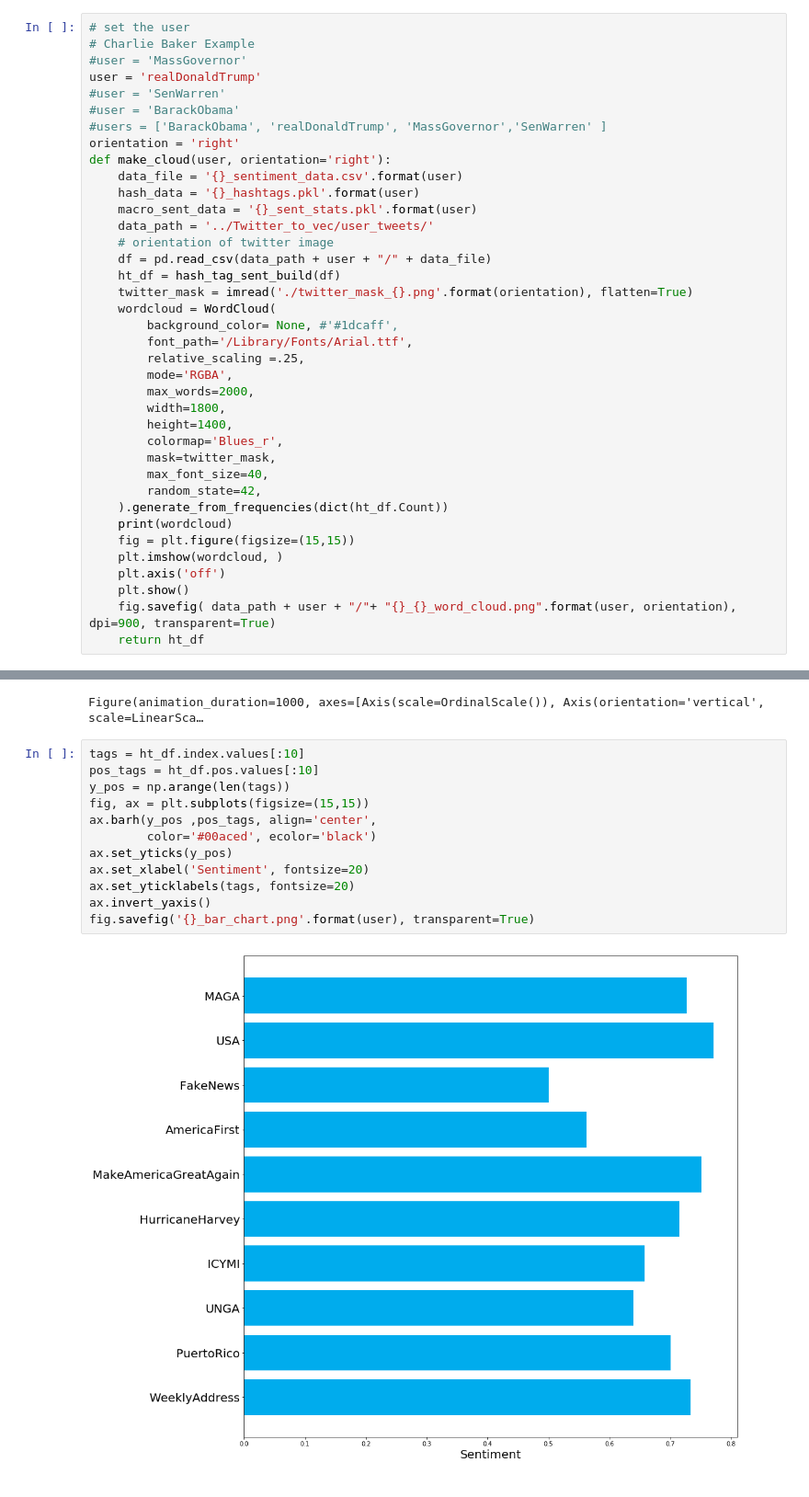
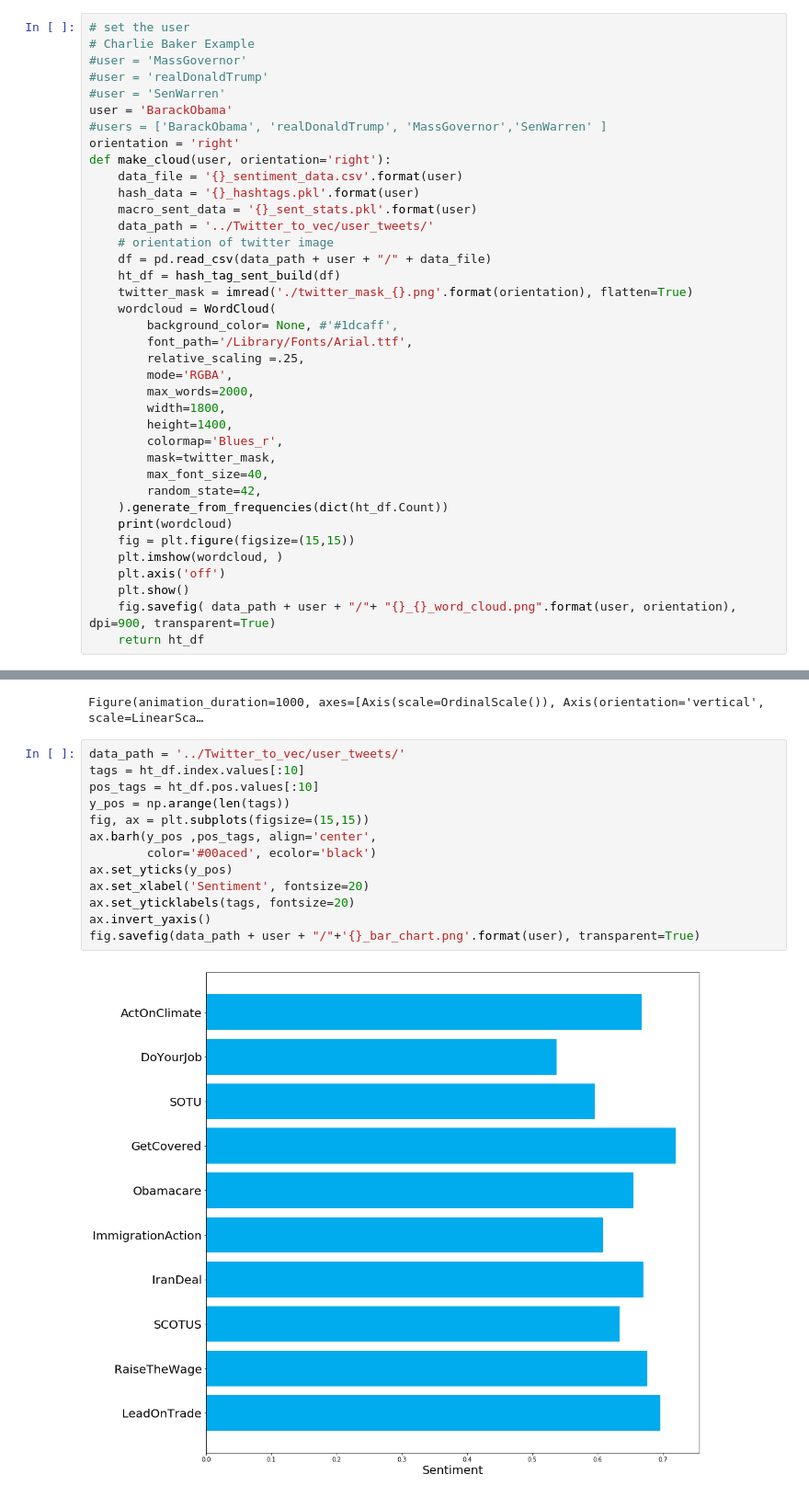
Before and after one commit to data-mechanics/course-2018-spr-proj, a Jupyter notebook: kaidb_vilin/Tweet_Stream/Politician_plot.ipynb, the cells around one changed output, grey strips where cells are left out. Shown: that part at 92% size. Cells and saved outputs as stored; diff of their text form.

```diff
--- a/kaidb_vilin/Tweet_Stream/Politician_plot.ipynb
+++ b/kaidb_vilin/Tweet_Stream/Politician_plot.ipynb
@@ -38,9 +42,9 @@ def hash_tag_sent_build(df):
 # set the user
 # Charlie Baker Example
 #user = 'MassGovernor'
-user = 'realDonaldTrump'
+#user = 'realDonaldTrump'
 #user = 'SenWarren'
-#user = 'BarackObama'
+user = 'BarackObama'
 #users = ['BarackObama', 'realDonaldTrump', 'MassGovernor','SenWarren' ]
 orientation = 'right'
 def make_cloud(user, orientation='right'):
@@ -92,16 +96,17 @@ fig
 # %% [output]
 Figure(animation_duration=1000, axes=[Axis(scale=OrdinalScale()), Axis(orientation='vertical', scale=LinearSca…
 # %%
+data_path = '../Twitter_to_vec/user_tweets/'
 tags = ht_df.index.values[:10]
 pos_tags = ht_df.pos.values[:10]
 y_pos = np.arange(len(tags))
 fig, ax = plt.subplots(figsize=(15,15))
 ax.barh(y_pos ,pos_tags, align='center',
         color='#00aced', ecolor='black')
 ax.set_yticks(y_pos)
 ax.set_xlabel('Sentiment', fontsize=20)
 ax.set_yticklabels(tags, fontsize=20)
 ax.invert_yaxis()
-fig.savefig('{}_bar_chart.png'.format(user), transparent=True)
+fig.savefig(data_path + user + "/"+'{}_bar_chart.png'.format(user), transparent=True)
 # %% [output]
-[figure, old version]
+[figure, new version]
```
Also changed, not shown: parts of 3 cells of this notebook, 1 other file.
